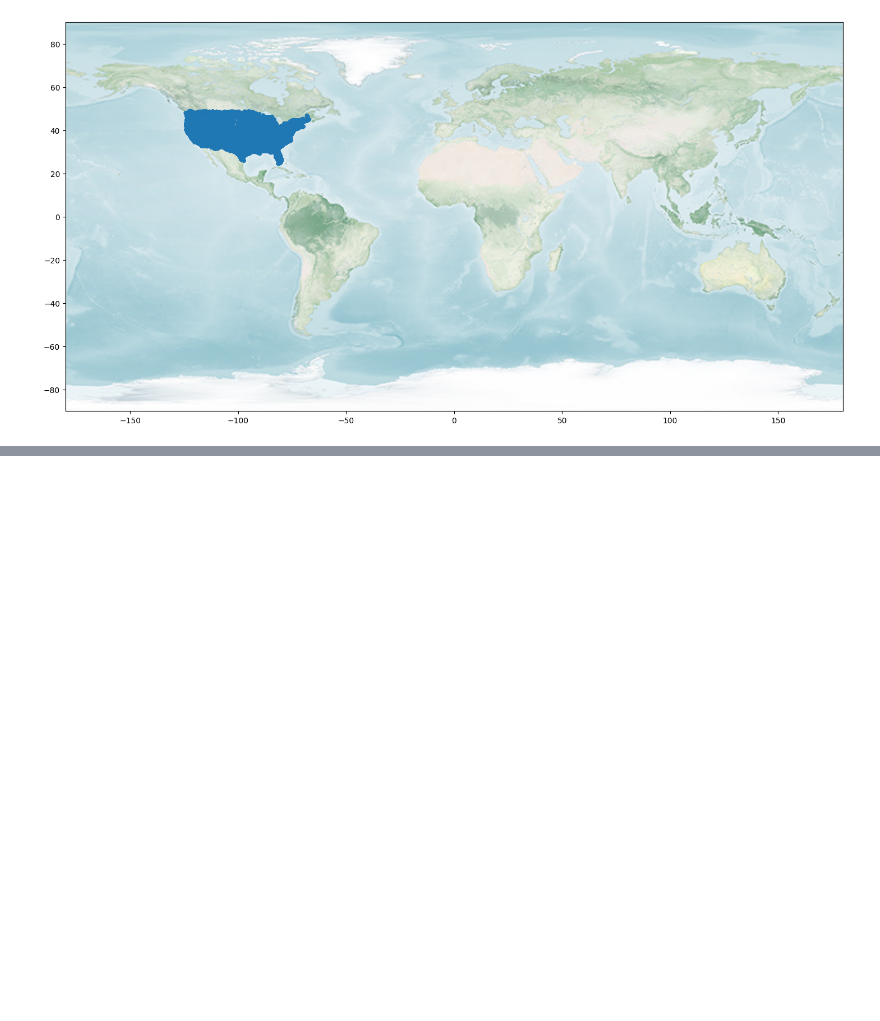
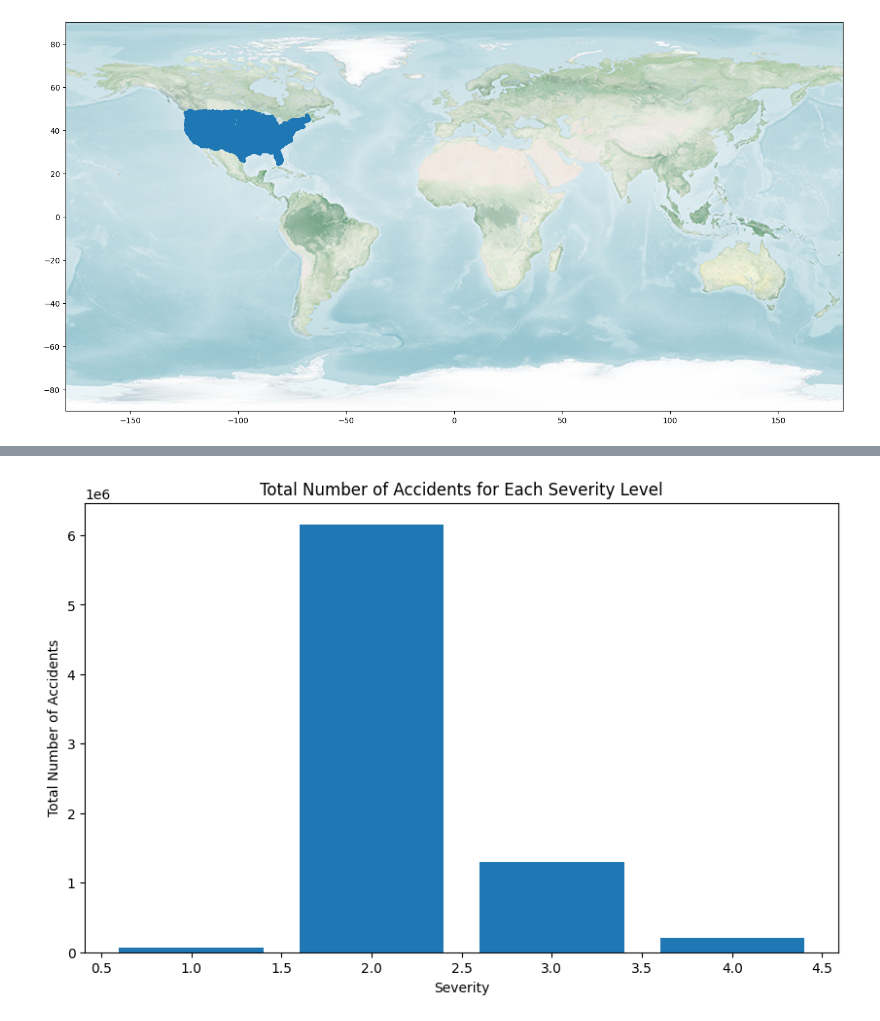
Before and after one commit to 31foan1dpt/DataAnalytics, a Jupyter notebook: Mindestanforderung_2.ipynb, the cells around one changed output, grey strips where cells are left out. Cells and saved outputs as stored; diff of their text form; code cells hidden in the pictures; blank space fills up the shorter version.

```diff
--- a/Mindestanforderung_2.ipynb
+++ b/Mindestanforderung_2.ipynb
@@ -121,0 +142,12 @@ plt.show()
+# %%
+#barchart total amount of accidents for each severity level --> needs rework
+total_accidents_per_severity = accidents['Severity'].value_counts()
+
+plt.figure(figsize=(10,6))
+plt.bar(total_accidents_per_severity.index, total_accidents_per_severity.values)
+plt.xlabel('Severity')
+plt.ylabel('Total Number of Accidents')
+plt.title('Total Number of Accidents for Each Severity Level')
+plt.show()
+# %% [output]
+[figure, added]
```
Also changed, not shown: parts of 6 cells of this notebook.
